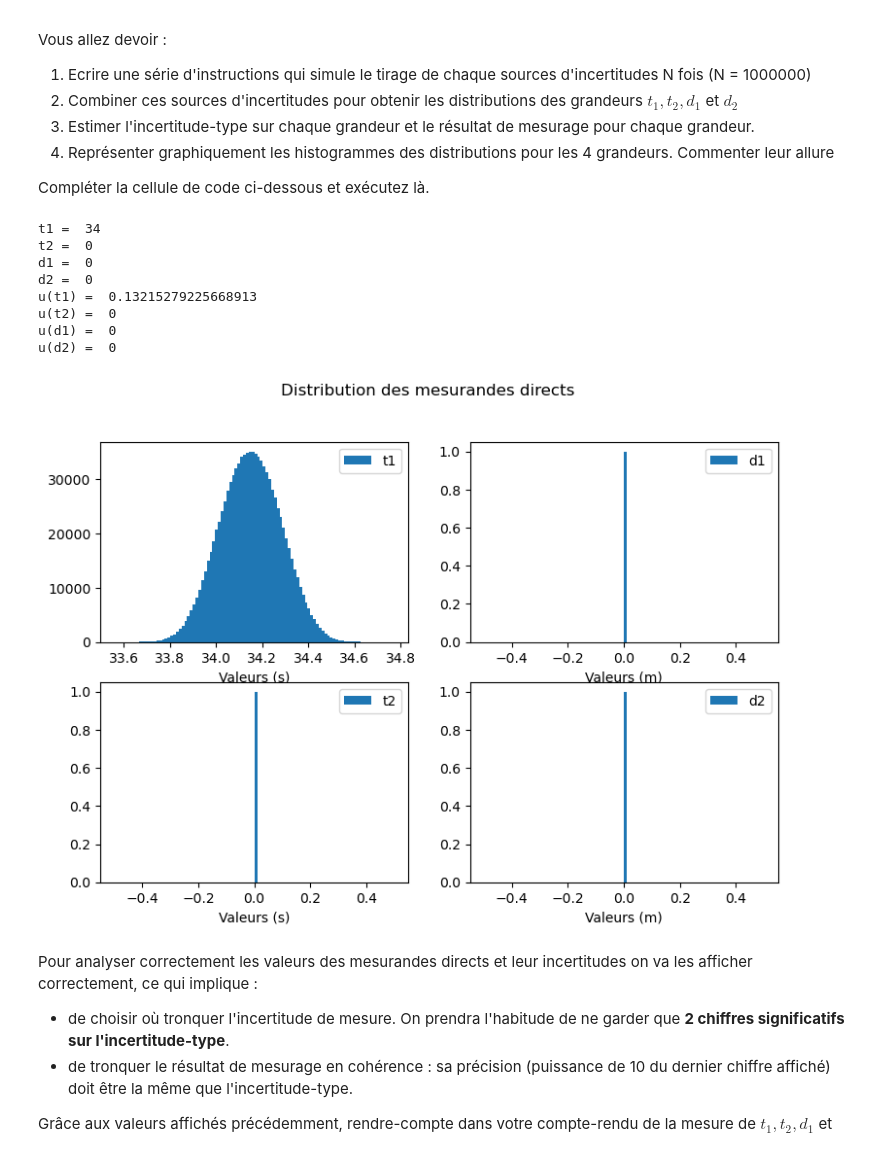
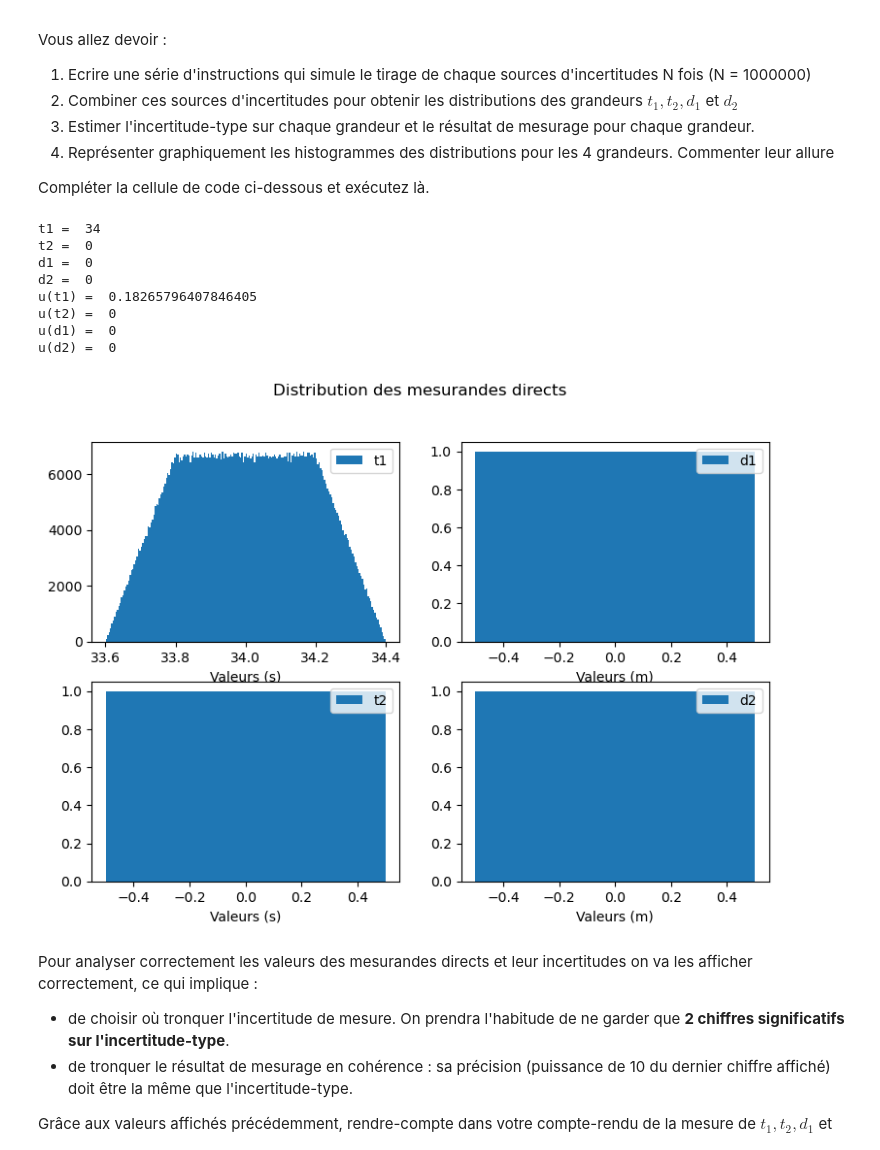
Before and after one commit to pcsi3physiquestan/tp1_methodes, a Jupyter notebook: _sources/notebook/exo_estimation.ipynb, the cells around one changed output. Drawn from its saved outputs; the diff is of its cells as text; code cells hidden in the pictures.

```diff
--- a/_sources/notebook/exo_estimation.ipynb
+++ b/_sources/notebook/exo_estimation.ipynb
@@ -92,23 +92,27 @@ Il faudra bien sûr modifier cette partie en TP.
 
 Enregistrer les valeurs mesurées dans des variables t1_m, t2_m, d1_m et d2_m
 """
-N = 1000000
+N = 1000000  # Nombre de simulations
 t1_m = 34  # Valeur mesurée pour t1
 t2_m = 0  # Valeur mesurée pour t2
 d1_m = 0  # Valeur mesurée pour d1
 d2_m = 0  # Valeur mesurée pour d2
 
-# t1
+# t1 ---
+"""
+S'il y a moins de sources d'incertitude, supprimez en.
+S'il y a plus de sources d'incertitude, ajoutez en en vous aidant du modèle.
+"""
 t1_u1u = 0.3  # Ecart-type de la première source d'incertitude de t1
 t1_u2u = 0.1  # Ecart-type de la deuxième source d'incertitude de t1
-t1_u1 = rd.uniform(0, t1_u1u, N)  # Le choix de la distribution est arbitraire
-t1_u2 = rd.normal(0, t1_u2u, N)  # Le choix de la distribution est arbitraire
+t1_u1 = rd.uniform(-t1_u1u, t1_u1u, N)  # Distribution uniforme
+t1_u2 = rd.uniform(-t1_u2u, t1_u2u, N)  # Distribution uniforme
 
-# t2
+# t2 ---
 
-# d1
+# d1 ---
 
-# d2
+# d2 ---
 
 """
 Déterminer la distribution statistique pour t1, t2, d1 et d2.
@@ -118,7 +122,7 @@ Exemple de code :
 t1_sim = t1_val + ut11 + ut12
 si t1_val est le résultat de mesurage et ut11, ut12 les vecteurs simulés
 ATTENTION : Ne PAS changer les noms des variables t1_sim...
-car ils seront utilisées pour le tracés des histogrammes.
+car elles seront utilisées pour le tracés des histogrammes.
 
 On donne à nouveau l'exemple pour t1
 """
@@ -137,7 +141,7 @@ ATTENTION, cette fonction fait partie de la bibliothèque numpy
 Pour l'affichage :
 Enregistrer les incertitude-type dans des variables t1_u, t2_u, d1_u et d2_u.
 """
-t1_u = np.std(t1_sim, ddof=1)
+t1_u = np.std(t1_sim, ddof=1)  # Ecart-type pour les échantillons simulés contenus dans t1_sim
 t2_u = 0
 d1_u = 0
 d2_u = 0
@@ -145,7 +149,7 @@ d2_u = 0
 
 """
 Les lignes ci-dessous vous donneront les résultats des estimations des incertitudes-type de mesures.
-ATTENTION : Les chiffres significatifs ne sont pas bons.
+ATTENTION : Les chiffres significatifs ne sont pas bons, à vous d'arrondir.
 """
 print("t1 = ", t1_m)
 print("t2 = ", t2_m)
@@ -165,40 +169,39 @@ A FAIRE : Pensez à changer l'unité des valeurs (légende de l'axe des abscisse
 
 f, axs = plt.subplots(2, 2, figsize=(9,6), dpi=100)  # Création d'une fenêtre graphique avec 4 axes répartis sur 2 colonnes et 2 lignes.
 f.suptitle("Distribution des mesurandes directs")  # Titre global
 """
 axs est un tableau contenant les 4 axes (=graphiques)
 
 """
-nbins = 100  # Nombres de bâtons
 
 # Tracé de t1
-axs[0][0].hist(t1_sim, nbins, label="t1")
+axs[0][0].hist(t1_sim, bins='rice', label="t1")
 axs[0][0].set_xlabel("Valeurs (s)")  # Légende de l'axe des abscisses
 axs[0][0].legend()  # Affichage de la légende (pour savoir que c'est t1)
 
-axs[1][0].hist(t2_sim, nbins, label="t2")
+axs[1][0].hist(t2_sim, bins='rice', label="t2")
 axs[1][0].set_xlabel("Valeurs (s)")  # Légende de l'axe des abscisses
 axs[1][0].legend()
 
-axs[0][1].hist(d1_sim, nbins, label="d1")
+axs[0][1].hist(d1_sim, bins='rice', label="d1")
 axs[0][1].set_xlabel("Valeurs (m)")  # Légende de l'axe des abscisses
 axs[0][1].legend()
 
-axs[1][1].hist(d2_sim, nbins, label="d2")
+axs[1][1].hist(d2_sim, bins='rice', label="d2")
 axs[1][1].set_xlabel("Valeurs (m)")  # Légende de l'axe des abscisses
 axs[1][1].legend()
 
 plt.show()
 # %% [output]
 t1 =  34
 t2 =  0
 d1 =  0
 d2 =  0
-u(t1) =  0.13215279225668913
+u(t1) =  0.18265796407846405
 u(t2) =  0
 u(d1) =  0
 u(d2) =  0
-[figure, old version]
+[figure, new version]
 # %% [markdown]
 Pour analyser correctement les valeurs des mesurandes directs et leur incertitudes on va les afficher correctement, ce qui implique :
 - de choisir où tronquer l'incertitude de mesure. On prendra l'habitude de ne garder que __2 chiffres significatifs sur l'incertitude-type__.
```
Also changed, not shown: parts of 5 cells of this notebook, 35 other files.
